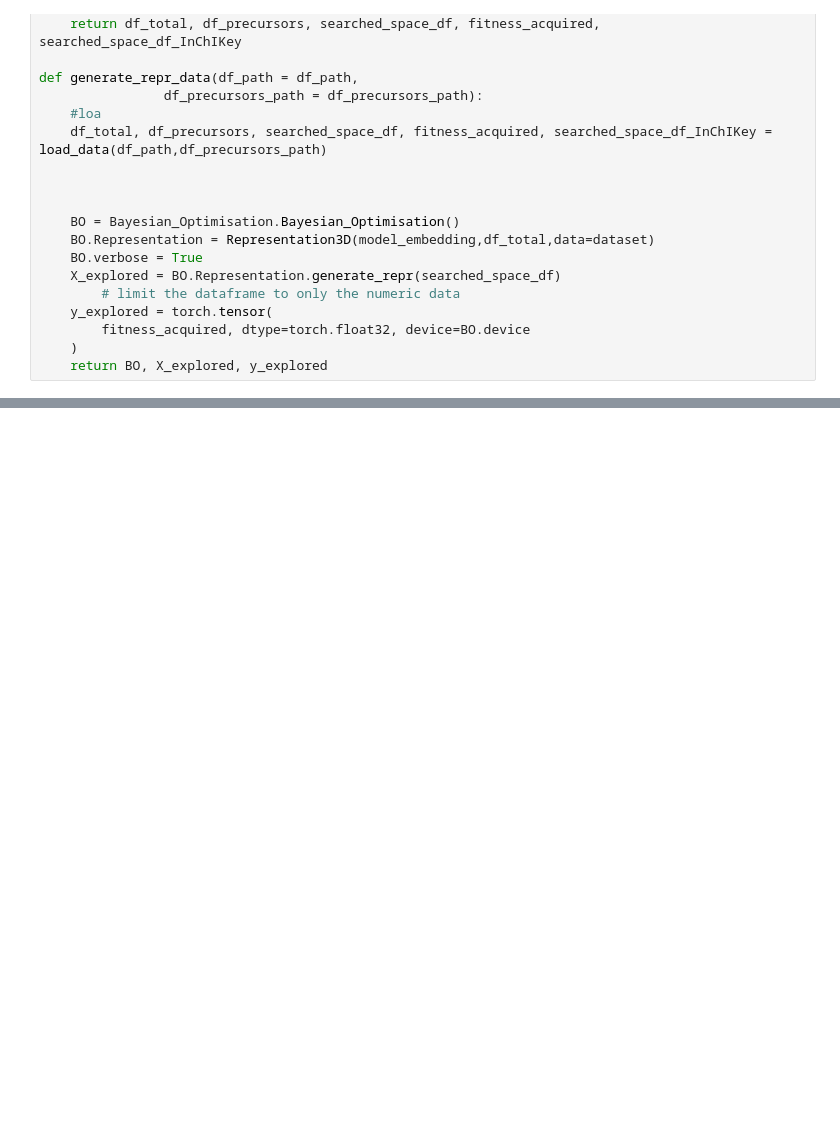
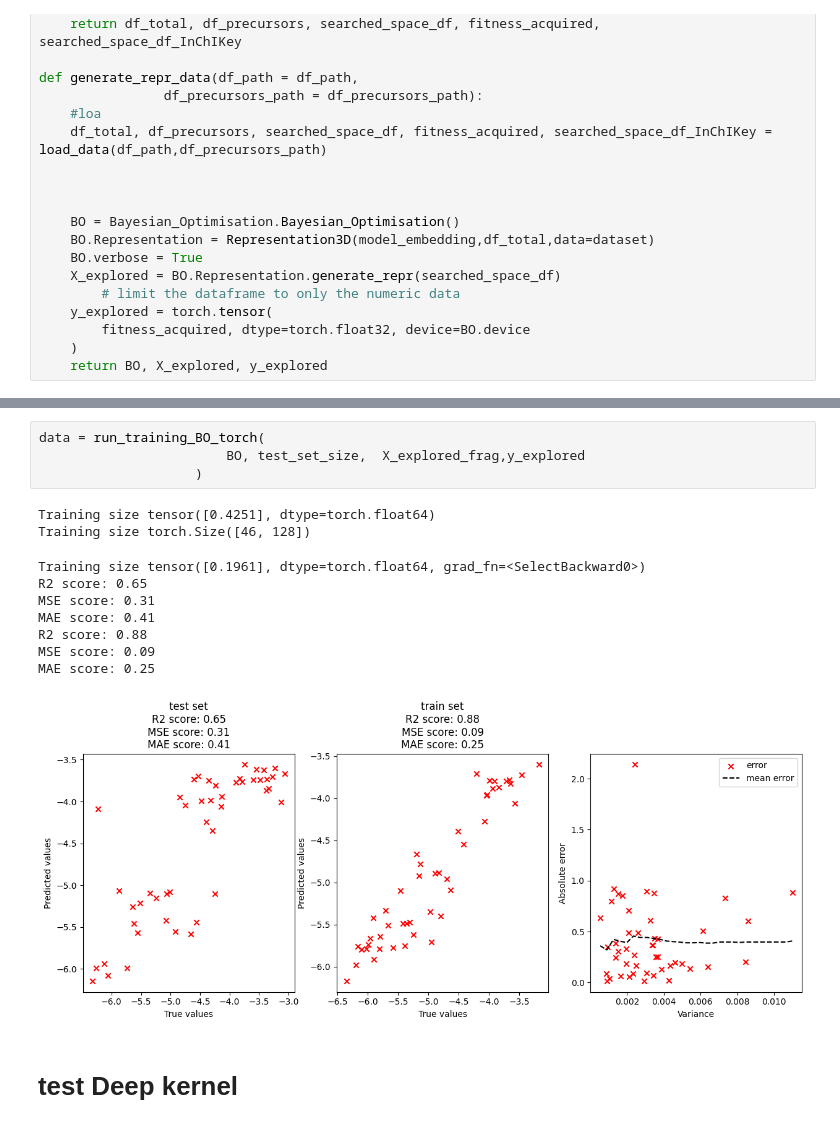
Before and after one commit to C-Bone-UCL/Geom3D, a Jupyter notebook: notebook/try_deep_kernel.ipynb, the cells around one changed output, grey strips where cells are left out. Cells and saved outputs as stored; diff of their text form; blank space fills up the shorter version.

```diff
--- a/notebook/try_deep_kernel.ipynb
+++ b/notebook/try_deep_kernel.ipynb
@@ -365,0 +494,17 @@ torch.Size([5, 128])
+# %%
+data = run_training_BO_torch(
+                        BO, test_set_size,  X_explored_frag,y_explored
+                    )
+# %% [output]
+Training size tensor([0.4251], dtype=torch.float64)
+Training size torch.Size([46, 128])
+Training size tensor([0.1961], dtype=torch.float64, grad_fn=<SelectBackward0>)
+R2 score: 0.65
+MSE score: 0.31
+MAE score: 0.41
+R2 score: 0.88
+MSE score: 0.09
+MAE score: 0.25
+[figure, added]
+# %% [markdown]
+# test Deep kernel
```
Also changed, not shown: parts of 20 cells of this notebook, 11 other files.
